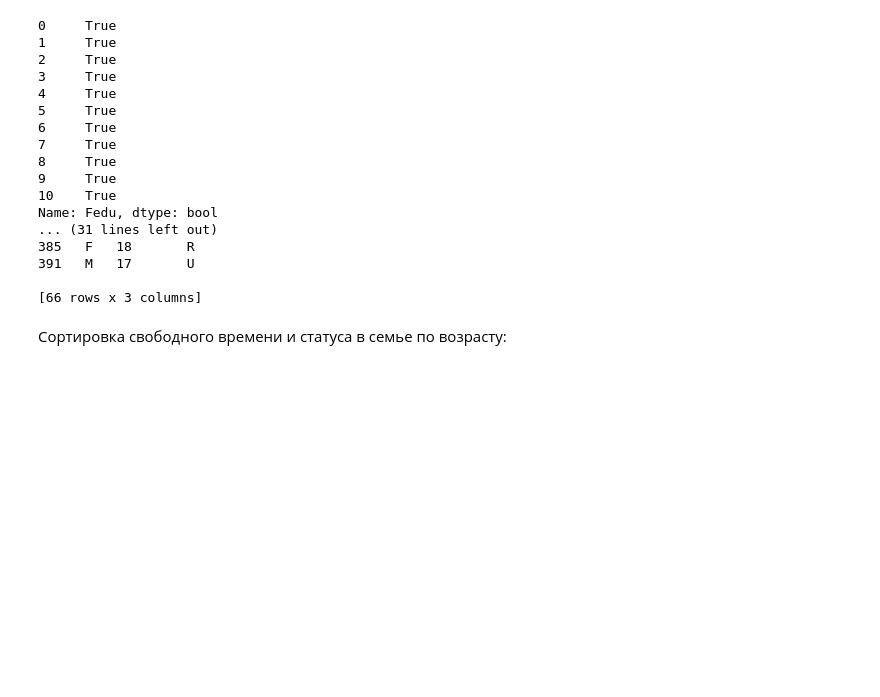
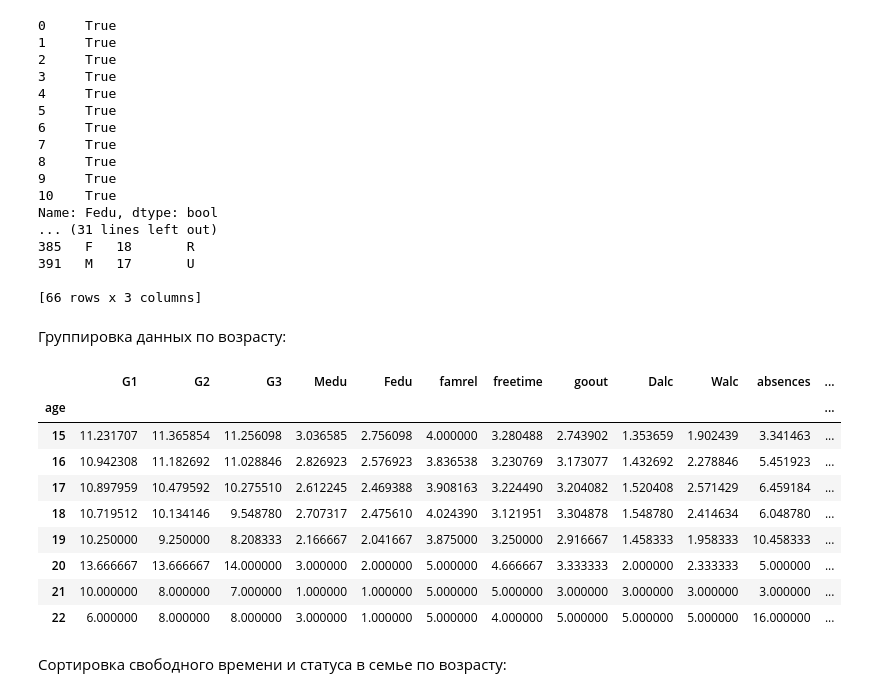
Before and after one commit to GrinchFour/ml.vvsu.2023, a Jupyter notebook: lab01/БПИ20-02_Юрчук_1.ipynb, the cells around one changed output. Drawn from its saved outputs; the diff is of its cells as text; code cells hidden in the pictures; blank space fills up the shorter version.

```diff
--- a/lab01/БПИ20-02_Юрчук_1.ipynb
+++ b/lab01/БПИ20-02_Юрчук_1.ipynb
@@ -260,6 +243,22 @@ Name: Fedu, dtype: bool
 391   M   17       U
 
 [66 rows x 3 columns]
+# %% [markdown]
+Группировка данных по возрасту:
+# %%
+groups = sMat.groupby(["age"])[["G1","G2","G3","Medu","Fedu","famrel","freetime","goout", "Dalc", "Walc","absences","health"]].mean()
+groups
+# %% [output]
+|  | G1 | G2 | G3 | Medu | Fedu | famrel | freetime | goout | Dalc | Walc | absences | ... |
+| age |  |  |  |  |  |  |  |  |  |  |  | ... |
+| 15 | 11.231707 | 11.365854 | 11.256098 | 3.036585 | 2.756098 | 4.000000 | 3.280488 | 2.743902 | 1.353659 | 1.902439 | 3.341463 | ... |
+| 16 | 10.942308 | 11.182692 | 11.028846 | 2.826923 | 2.576923 | 3.836538 | 3.230769 | 3.173077 | 1.432692 | 2.278846 | 5.451923 | ... |
+| 17 | 10.897959 | 10.479592 | 10.275510 | 2.612245 | 2.469388 | 3.908163 | 3.224490 | 3.204082 | 1.520408 | 2.571429 | 6.459184 | ... |
+| 18 | 10.719512 | 10.134146 | 9.548780 | 2.707317 | 2.475610 | 4.024390 | 3.121951 | 3.304878 | 1.548780 | 2.414634 | 6.048780 | ... |
+| 19 | 10.250000 | 9.250000 | 8.208333 | 2.166667 | 2.041667 | 3.875000 | 3.250000 | 2.916667 | 1.458333 | 1.958333 | 10.458333 | ... |
+| 20 | 13.666667 | 13.666667 | 14.000000 | 3.000000 | 2.000000 | 5.000000 | 4.666667 | 3.333333 | 2.000000 | 2.333333 | 5.000000 | ... |
+| 21 | 10.000000 | 8.000000 | 7.000000 | 1.000000 | 1.000000 | 5.000000 | 5.000000 | 3.000000 | 3.000000 | 3.000000 | 3.000000 | ... |
+| 22 | 6.000000 | 8.000000 | 8.000000 | 3.000000 | 1.000000 | 5.000000 | 4.000000 | 5.000000 | 5.000000 | 5.000000 | 16.000000 | ... |
 # %% [markdown]
 Сортировка свободного времени и статуса в семье по возрасту:
 # %%
```
Also changed, not shown: parts of 5 cells of this notebook.
